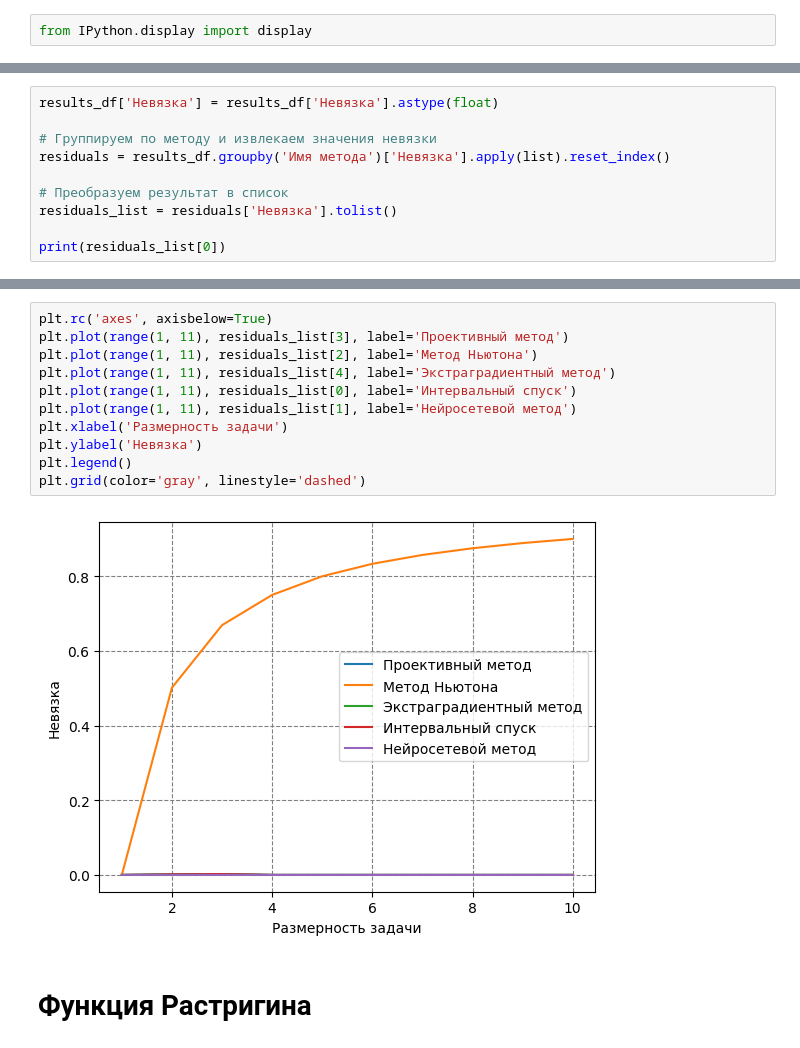
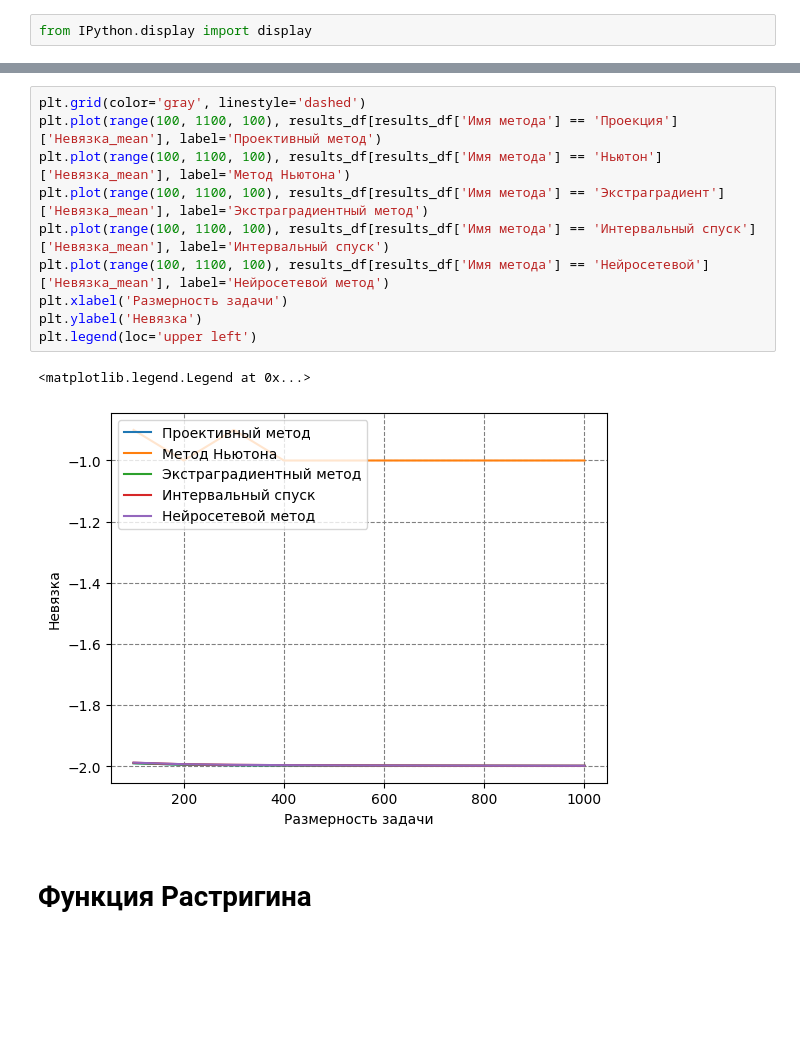
Before and after one commit to Rooney22/VI_Solver_library, a Jupyter notebook: example.ipynb, the cells around one changed output, grey strips where cells are left out. Saved outputs shown, nothing was run; the diff lists cells and outputs as text; blank space fills up the shorter version.

```diff
--- a/example.ipynb
+++ b/example.ipynb
@@ -570,10 +476,0 @@ plt.legend(loc='upper left')
-# %%
-results_df['Невязка'] = results_df['Невязка'].astype(float)
-
-# Группируем по методу и извлекаем значения невязки
-residuals = results_df.groupby('Имя метода')['Невязка'].apply(list).reset_index()
-
-# Преобразуем результат в список
-residuals_list = residuals['Невязка'].tolist()
-
-print(residuals_list[0])
@@ -591,16 +477,16 @@ residuals
 # %%
-plt.rc('axes', axisbelow=True)
-plt.plot(range(1, 11), residuals_list[3], label='Проективный метод')
-plt.plot(range(1, 11), residuals_list[2], label='Метод Ньютона')
-plt.plot(range(1, 11), residuals_list[4], label='Экстраградиентный метод')
-plt.plot(range(1, 11), residuals_list[0], label='Интервальный спуск')
-plt.plot(range(1, 11), residuals_list[1], label='Нейросетевой метод')
+plt.grid(color='gray', linestyle='dashed')
+plt.plot(range(100, 1100, 100), results_df[results_df['Имя метода'] == 'Проекция']['Невязка_mean'], label='Проективный метод')
+plt.plot(range(100, 1100, 100), results_df[results_df['Имя метода'] == 'Ньютон']['Невязка_mean'], label='Метод Ньютона')
+plt.plot(range(100, 1100, 100), results_df[results_df['Имя метода'] == 'Экстраградиент']['Невязка_mean'], label='Экстраградиентный метод')
+plt.plot(range(100, 1100, 100), results_df[results_df['Имя метода'] == 'Интервальный спуск']['Невязка_mean'], label='Интервальный спуск')
+plt.plot(range(100, 1100, 100), results_df[results_df['Имя метода'] == 'Нейросетевой']['Невязка_mean'], label='Нейросетевой метод')
 plt.xlabel('Размерность задачи')
 plt.ylabel('Невязка')
-plt.legend()
-plt.grid(color='gray', linestyle='dashed')
+plt.legend(loc='upper left')
 # %% [output]
+<matplotlib.legend.Legend at 0x...>
-[figure, old version]
+[figure, new version]
 # %% [markdown]
 # Функция Растригина
 # %%
```
Also changed, not shown: parts of 63 cells of this notebook, 2 other files.
